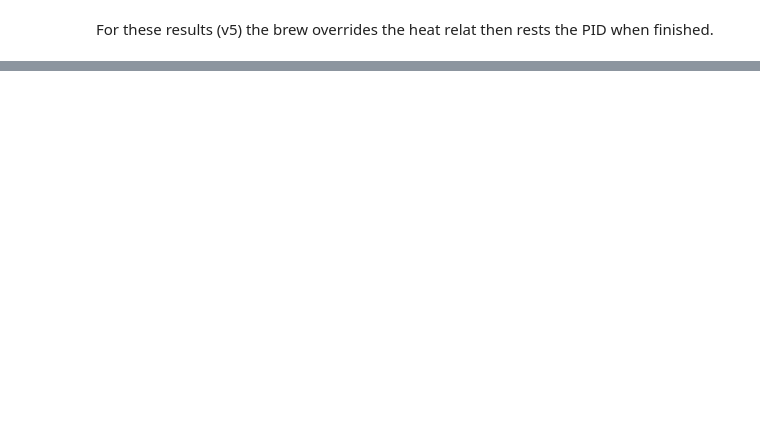
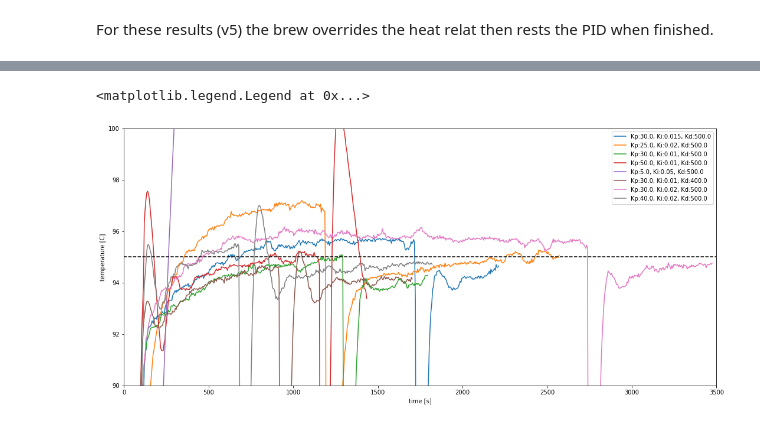
Before and after one commit to anh-agent-git/silvia, a Jupyter notebook: docs/docs/control/assets/silvia_final_tuning.ipynb, the cells around one changed output, grey strips where cells are left out. Saved outputs shown, nothing was run; the diff lists cells and outputs as text; code cells hidden in the pictures; blank space fills up the shorter version.

```diff
--- a/docs/docs/control/assets/silvia_final_tuning.ipynb
+++ b/docs/docs/control/assets/silvia_final_tuning.ipynb
@@ -47,0 +53,34 @@ ax_T.legend()
+# %%
+dataset_filenames = [
+#     "silvia_response_data_kp15ki0.01kd50_v51.json",
+#     "silvia_response_data_kp25ki0.008kd100_v51.json",
+#     "silvia_response_data_kp25ki0.02kd100_v51.json",
+#     "silvia_response_data_kp30ki0.02kd150_v51.json",
+#     "silvia_response_data_kp20ki0.1kd100_v51.json",
+#     "silvia_response_data_kp35ki0.1kd100_v51.json",
+#     "silvia_response_data_kp20ki0.01kd100_v61.json",
+#     "silvia_response_data_kp30ki0.01kd200_v61.json",
+#     "silvia_response_data_kp30ki0.015kd300_v61.json",
+    "silvia_response_data_kp30ki0.015kd500_v61.json",
+    "silvia_response_data_kp25ki0.02kd500_v61.json",
+    "silvia_response_data_kp30ki0.01kd500_v61.json",
+    "silvia_response_data_kp50ki0.01kd500_v61.json",
+    "silvia_response_data_kp5ki0.05kd500_v61.json",
+    "silvia_response_data_kp30ki0.01kd400_v61.json",
+    "silvia_response_data_kp30ki0.02kd500_v61.json",
+    "silvia_response_data_kp40ki0.02kd500_v61.json",
+]
+datasets = load_silvia_responses(dataset_filenames, time=[0, 5000])
+fig, [ax_u, ax_T] = plt.subplots(nrows=2, ncols=1, figsize=(18, 14))
+for dataset in datasets:
+    label = "Kp:{0}, Ki:{1}, Kd:{2}".format(dataset["K"][0], dataset["K"][1], dataset["K"][2])
+    ax_u.plot(dataset["t"], dataset["u"], label=label)
+    ax_T.plot(dataset["t"], dataset["T"], label=label)
+ax_T.plot(ax_T.get_xlim(), [95, 95], '--', c='k')
+ax_u.set_xlabel('time [s]')
+ax_u.set_ylabel('duty [%]')
+ax_T.set_xlabel('time [s]')
+ax_T.set_ylabel('temperature [C]')
+ax_u.legend()
+ax_u.set_xlim(0, 2500)
+ax_T.set_xlim(0, 2500)
@@ -47,0 +90,14 @@ ax_T.legend()
+# %%
+fig, ax_T = plt.subplots(nrows=1, ncols=1, figsize=(18, 8))
+for dataset in datasets:
+    label = "Kp:{0}, Ki:{1}, Kd:{2}".format(dataset["K"][0], dataset["K"][1], dataset["K"][2])
+    ax_T.plot(dataset["t"], dataset["T"], label=label)
+ax_T.plot(ax_T.get_xlim(), [95, 95], '--', c='k')
+ax_T.set_xlabel('time [s]')
+ax_T.set_ylabel('temperature [C]')
+ax_T.set_xlim(0, 3500)
+ax_T.set_ylim(90, 100)
+ax_T.legend()
+# %% [output]
+<matplotlib.legend.Legend at 0x...>
+[figure, added]
```
Also changed, not shown: parts of 4 cells of this notebook, 16 other files.
